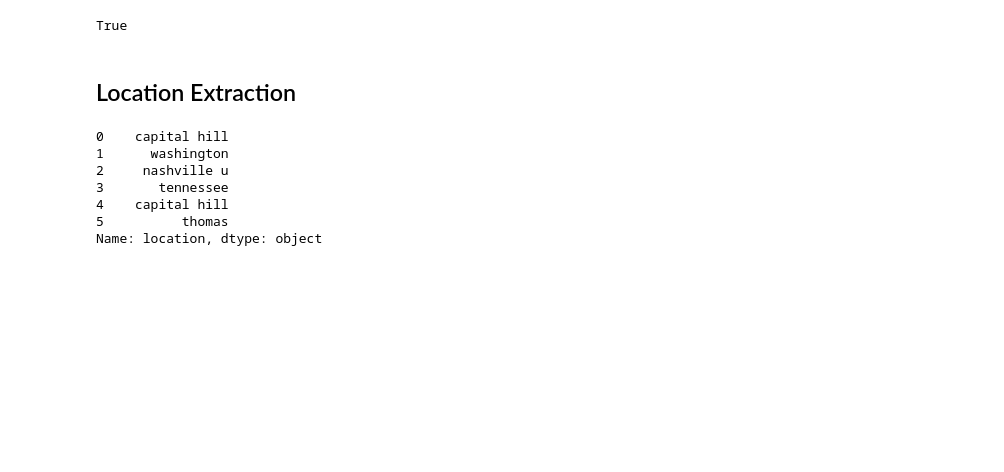
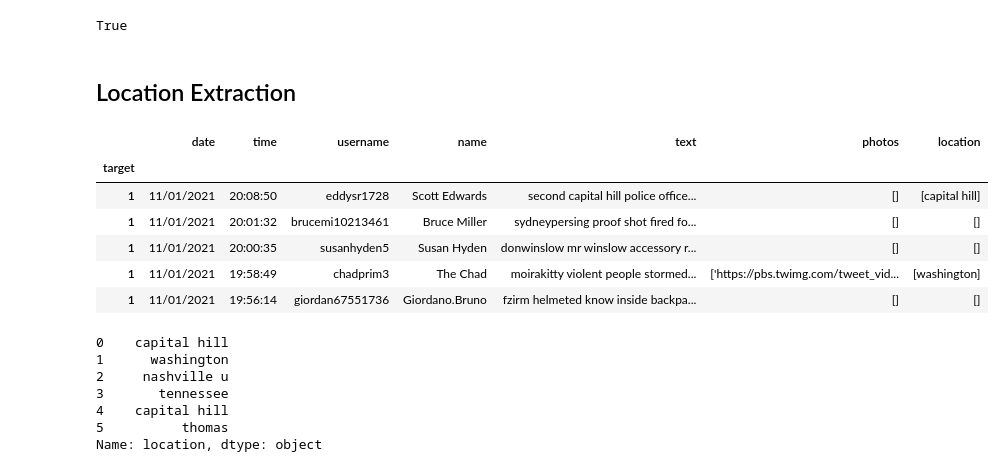
Before and after one commit to smdedar/Twitter-Tag-Monitoring, a Jupyter notebook: Copy_of_extend_work.ipynb, the cells around one changed output. Drawn from its saved outputs; the diff is of its cells as text; code cells hidden in the pictures; blank space fills up the shorter version.

```diff
--- a/Copy_of_extend_work.ipynb
+++ b/Copy_of_extend_work.ipynb
@@ -123,3 +128,13 @@ df['location'] = df['text'].apply(lambda x: location(x))
+# %%
+df.head(5)
+# %% [output]
+|  | date | time | username | name | text | photos | location |
+| target |  |  |  |  |  |  |  |
+| 1 | 11/01/2021 | 20:08:50 | eddysr1728 | Scott Edwards | second capital hill police office... | [] | [capital hill] |
+| 1 | 11/01/2021 | 20:01:32 | brucemi10213461 | Bruce Miller | sydneypersing proof shot fired fo... | [] | [] |
+| 1 | 11/01/2021 | 20:00:35 | susanhyden5 | Susan Hyden | donwinslow mr winslow accessory r... | [] | [] |
+| 1 | 11/01/2021 | 19:58:49 | chadprim3 | The Chad | moirakitty violent people stormed... | ['https://pbs.twimg.com/tweet_vid... | [washington] |
+| 1 | 11/01/2021 | 19:56:14 | giordan67551736 | Giordano.Bruno | fzirm helmeted know inside backpa... | [] | [] |
 # %%
 #convert location column to a list
 location_list = df['location'].to_numpy()
```
Also changed, not shown: parts of 8 cells of this notebook, 2 other files.
